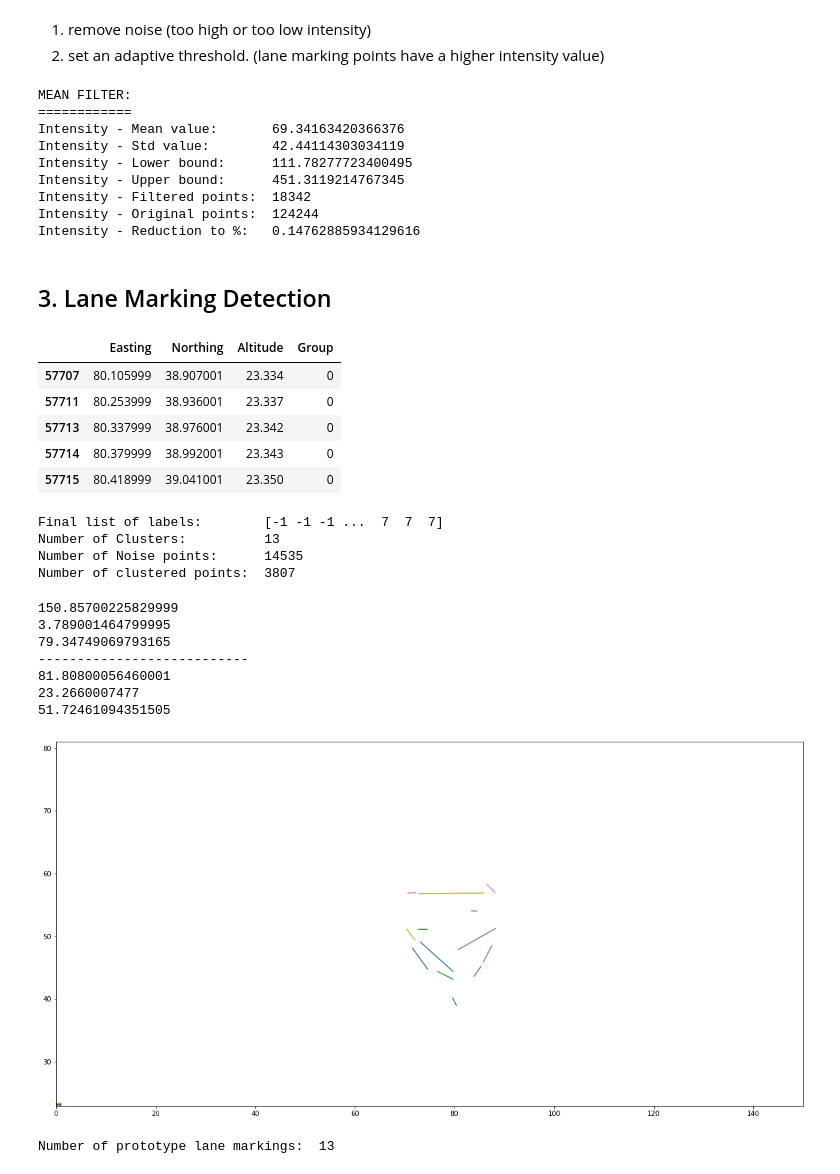
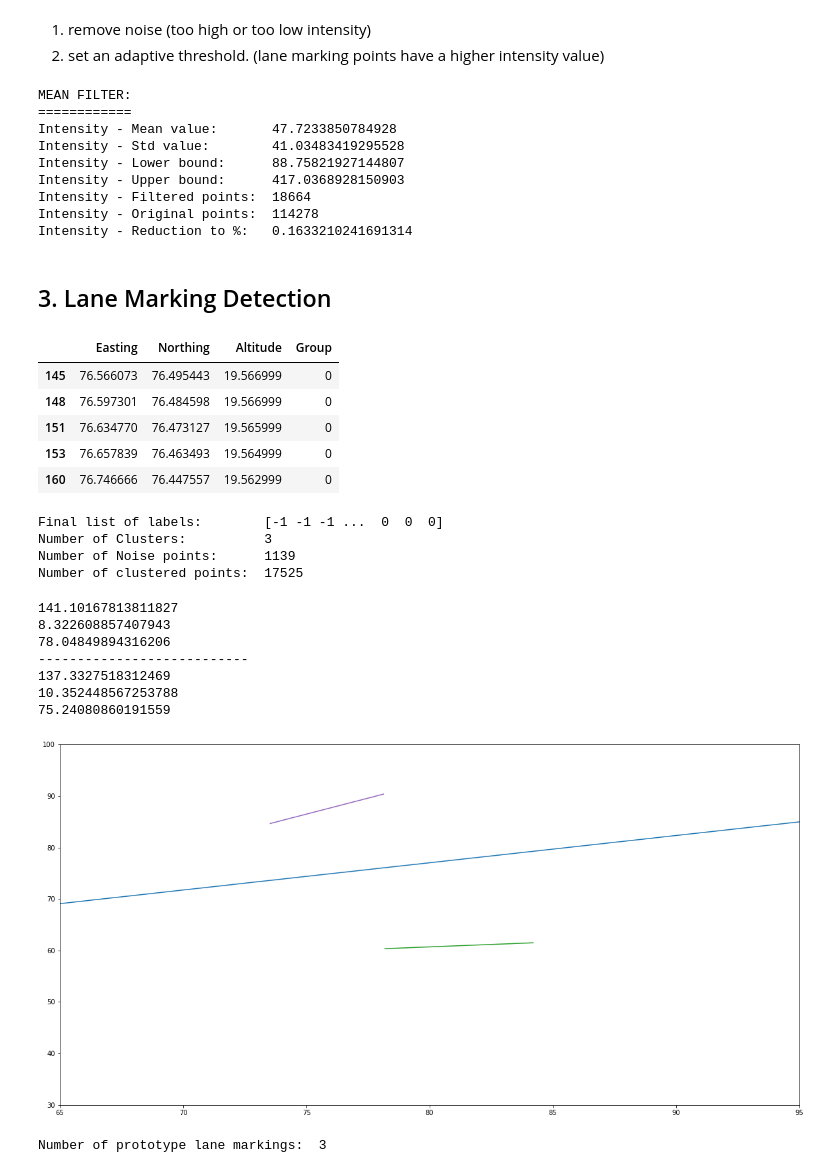
Before and after one commit to jacobyu-dev/Pointpillar_AB3DMOT_ROS_MAC, a Jupyter notebook: catkin_ws/src/pcl_ld/scripts/Pointcloud_LaneMarking_Detection.ipynb, the cells around one changed output. Drawn from its saved outputs; the diff is of its cells as text; code cells hidden in the pictures.

```diff
--- a/catkin_ws/src/pcl_ld/scripts/Pointcloud_LaneMarking_Detection.ipynb
+++ b/catkin_ws/src/pcl_ld/scripts/Pointcloud_LaneMarking_Detection.ipynb
@@ -17,7 +17,7 @@ import utm
 + The intensity of each LIDAR point should contain enough information to recover the lane marking from the flat surface since the lane marking should have a higher intensity compared to the plain asphalt or concrete of the street.
 # %%
 data=[]
-with open('./output_data_26(0027).txt') as f:
+with open('./output_data_0(0052).txt') as f:
     line = f.readline()
     while line:
         d=line.split()
@@ -59,16 +59,17 @@ pointcloud_df
 # %%
 def convert_fuse(pointcloud_df, min_x = 0.0, min_y = 0.0, min_z = 0.0):
-#    pointcloud_df["Latitude"] = pd.to_numeric(pointcloud_df["Latitude"])
-#    pointcloud_df["Longitude"] = pd.to_numeric(pointcloud_df["Longitude"])
-#    pointcloud_df["Altitude"] = pd.to_numeric(pointcloud_df["Altitude"])
-#    pointcloud_df["Intensity"] = pd.to_numeric(pointcloud_df["Intensity"])
+    pointcloud_df["Latitude"] = pd.to_numeric(pointcloud_df["Latitude"])
+    pointcloud_df["Longitude"] = pd.to_numeric(pointcloud_df["Longitude"])
+    pointcloud_df["Altitude"] = pd.to_numeric(pointcloud_df["Altitude"])
+    pointcloud_df["Intensity"] = pd.to_numeric(pointcloud_df["Intensity"])
 
     #Coordinate Conversions
 #    pointcloud_df["Easting"] = pointcloud_df.apply(lambda x: utm.from_latlon(x["Latitude"], x["Longitude"])[0], axis = 1)
 #    pointcloud_df["Northing"] = pointcloud_df.apply(lambda x: utm.from_latlon(x["Latitude"], x["Longitude"])[1], axis = 1)
 
-    pointcloud_df["Easting"] = pointcloud_df["Latitude"]
-    pointcloud_df["Northing"] = pointcloud_df["Longitude"]
+    pointcloud_df["Easting"] = pointcloud_df.apply(lambda x: x["Latitude"]*np.cos(x["Longitude"]), axis = 1)
+    pointcloud_df["Northing"] = pointcloud_df.apply(lambda x: x["Latitude"]*np.sin(x["Longitude"]), axis = 1)
+
 
     if min_x == 0:
         min_x = pointcloud_df["Easting"].min()
@@ -125,7 +126,7 @@ def filter_by_mean_value(pointcloud_df):
     std = pointcloud_df["Intensity"].std()
 
     lanes_df = pointcloud_df[pointcloud_df["Intensity"] > mean + 1 * std]
-    lanes_df = lanes_df[lanes_df["Intensity"] < mean +  9 * std ]
+    lanes_df = lanes_df[lanes_df["Intensity"] < mean + 7 * std ]
 
     print("MEAN FILTER:")
     print("============")
@@ -145,20 +146,20 @@ lanes_df[['Easting', 'Northing', 'Altitude', 'Intensity']].to_csv("./filter_mean
 # %% [output]
 MEAN FILTER:
 ============
-Intensity - Mean value:       69.34163420366376
-Intensity - Std value:        42.44114303034119
-Intensity - Lower bound:      111.78277723400495
-Intensity - Upper bound:      451.3119214767345
-Intensity - Filtered points:  18342
-Intensity - Original points:  124244
-Intensity - Reduction to %:   0.14762885934129616
+Intensity - Mean value:       47.7233850784928
+Intensity - Std value:        41.03483419295528
+Intensity - Lower bound:      88.75821927144807
+Intensity - Upper bound:      417.0368928150903
+Intensity - Filtered points:  18664
+Intensity - Original points:  114278
+Intensity - Reduction to %:   0.1633210241691314
 # %% [markdown]
 ## 3. Lane Marking Detection
 # %%
 X = lanes_df[["Easting", "Northing", "Altitude"]].values
 X = StandardScaler().fit_transform(X)
 # %%
-db = DBSCAN(eps=0.1, min_samples=40).fit(X)
+db = DBSCAN(eps=0.5, min_samples=30).fit(X)
 #eps: The maximum distance between two samples for one to be considered as in the neighborhood of the other. (default=0.5)
 #min_samplesint: The number of samples (or total weight) in a neighborhood for a point to be considered as a core point.(default=5)
 
@@ -173,21 +174,21 @@ cluster_df.to_csv("./clustering.xyz",index=False)
 cluster_df.head()
 # %% [output]
 |  | Easting | Northing | Altitude | Group |
-| 57707 | 80.105999 | 38.907001 | 23.334 | 0 |
-| 57711 | 80.253999 | 38.936001 | 23.337 | 0 |
-| 57713 | 80.337999 | 38.976001 | 23.342 | 0 |
-| 57714 | 80.379999 | 38.992001 | 23.343 | 0 |
-| 57715 | 80.418999 | 39.041001 | 23.350 | 0 |
+| 145 | 76.566073 | 76.495443 | 19.566999 | 0 |
+| 148 | 76.597301 | 76.484598 | 19.566999 | 0 |
+| 151 | 76.634770 | 76.473127 | 19.565999 | 0 |
+| 153 | 76.657839 | 76.463493 | 19.564999 | 0 |
+| 160 | 76.746666 | 76.447557 | 19.562999 | 0 |
 # %%
 print("Final list of labels:       ", labels)
 print("Number of Clusters:         ", n_clusters_)
 print("Number of Noise points:     ", n_noise_)
 print("Number of clustered points: ", len(cluster_df))
 # %% [output]
-Final list of labels:        [-1 -1 -1 ...  7  7  7]
-Number of Clusters:          13
-Number of Noise points:      14535
-Number of clustered points:  3807
+Final list of labels:        [-1 -1 -1 ...  0  0  0]
+Number of Clusters:          3
+Number of Noise points:      1139
+Number of clustered points:  17525
 # %%
 print(lanes_df["Easting"].max())
 print(lanes_df["Easting"].min())
@@ -197,13 +198,13 @@ print(lanes_df["Northing"].max())
 print(lanes_df["Northing"].min())
 print(lanes_df["Northing"].mean())
 # %% [output]
-150.85700225829999
-3.789001464799995
-79.34749069793165
+141.10167813811827
+8.322608857407943
+78.04849894316206
 ---------------------------
-81.80800056460001
-23.2660007477
-51.72461094351505
+137.3327518312469
+10.352448567253788
+75.24080860191559
 # %%
 lines = []
 
@@ -223,17 +224,18 @@ for cluster in range(n_clusters_):
     lines.append(([p1["Easting"], p2["Easting"]],[p1["Northing"], p2["Northing"]], [p1["Altitude"], p2["Altitude"]]))
 # %%
 plt.figure(figsize=(20,10))
-plt.xlim(0,150),plt.ylim(23,81)
+plt.xlim(65,95)
+plt.ylim(30,100)
 
 for l in lines:
     plt.plot(l[0], l[1], l[2])
 
 plt.show()
 
 print("Number of prototype lane markings: ", len(lines))
 # %% [output]
-[figure, old version]
+[figure, new version]
-Number of prototype lane markings:  13
+Number of prototype lane markings:  3
 # %%
 def create_line(coords):
     return wkt.loads("LINESTRING(" + str(coords[0][0]) + " " +str(coords[1][0]) + ", " + str(coords[0][1]) + " " + str(coords[1][1]) +")")
```
Also changed, not shown: parts of 4 cells of this notebook, 8 other files.
